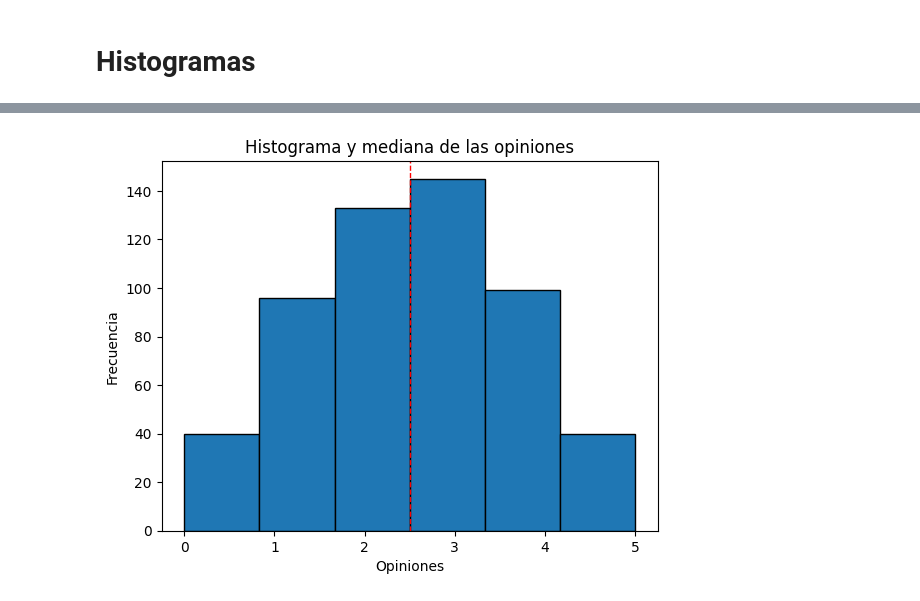
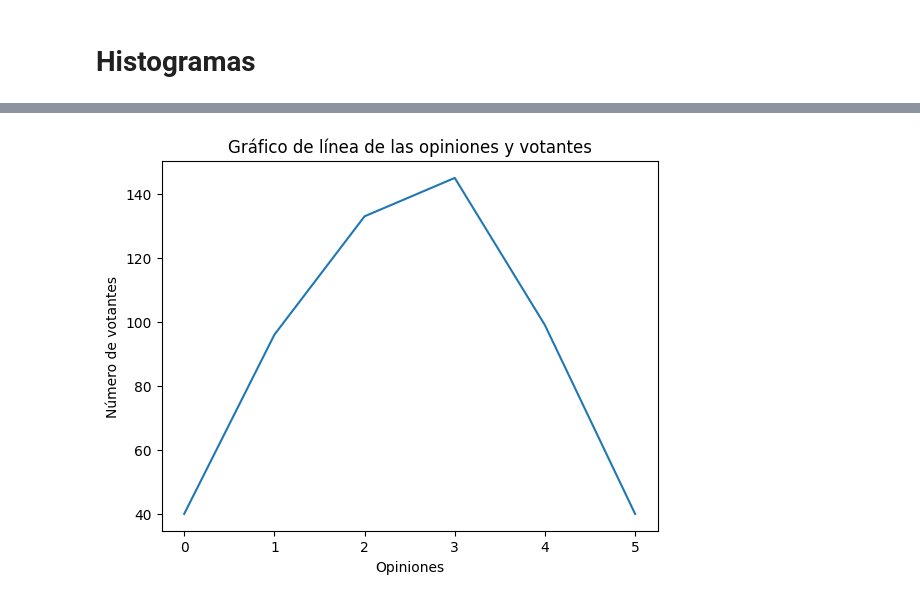
Before and after one commit to clauloro/Criticas_de_peliculas, a Jupyter notebook: peliculass.ipynb, the cells around one changed output, grey strips where cells are left out. Drawn from its saved outputs; the diff is of its cells as text; code cells hidden in the pictures.

```diff
--- a/peliculass.ipynb
+++ b/peliculass.ipynb
@@ -55,0 +45,6 @@ Porcentaje de observaciones dentro de una desviación típica de la media: 50.27
+# %%
+df_calculos = df_datos.copy()
+
+df_calculos['Producto_Xi_ni'] = df_calculos['Opinión (Xi)'] * df_calculos['Cantidad de votantes (ni)']
+
+df_calculos.head()
@@ -55,0 +58,8 @@ Porcentaje de observaciones dentro de una desviación típica de la media: 50.27
+# %%
+total_multiplicaciones = (df_datos['Opinión (Xi)'] * df_datos['Cantidad de votantes (ni)']).sum()
+
+total_votantes = df_datos['Cantidad de votantes (ni)'].sum()
+
+promedio_ponderado = total_multiplicaciones / total_votantes
+
+print(f'El promedio ponderado es de {round(promedio_ponderado, 2)}.')
@@ -55,0 +70,6 @@ Porcentaje de observaciones dentro de una desviación típica de la media: 50.27
+# %%
+df_calculos['Varianza'] = df_calculos['Cantidad de votantes (ni)'] * ((df_calculos['Opinión (Xi)'] - promedio_ponderado) ** 2)
+
+df_calculos['Varianza'] = df_calculos['Varianza'].round(3)
+
+df_calculos.head()
@@ -55,0 +93,8 @@ Porcentaje de observaciones dentro de una desviación típica de la media: 50.27
+# %%
+
+df_calculos['Varianza'] = df_calculos['Cantidad de votantes (ni)'] * ((df_calculos['Opinión (Xi)'] - promedio_ponderado) ** 2)
+df_calculos['Varianza'] = df_calculos['Varianza'].round(3)
+
+df_calculos['Desviacion_tipica'] = np.sqrt(df_calculos['Varianza'])
+
+df_calculos.head()
@@ -87,11 +135,11 @@ plt.show()
-# %%
-mediana = np.median(data['Opiniones'])
-# Dibujamos el histograma con la línea de la mediana
-plt.hist(data['Opiniones'], bins=6, weights=data['Votantes'], edgecolor='black')
-plt.axvline(mediana, color='red', linestyle='dashed', linewidth=1)
-plt.xlabel('Opiniones')
-plt.ylabel('Frecuencia')
-plt.title('Histograma y mediana de las opiniones')
-plt.show()
-# %% [output]
-[figure, removed]
+# %%
+fig, ax1 = plt.subplots()
+ax1.plot(df_calculos['Opinión (Xi)'], df_calculos['Cantidad de votantes (ni)'])
+
+ax1.set_title('Gráfico de línea de las opiniones y votantes')
+ax1.set_xlabel('Opiniones')
+ax1.set_ylabel('Número de votantes')
+
+plt.show()
+# %% [output]
+[figure, added]
```
Also changed, not shown: parts of 20 cells of this notebook.
